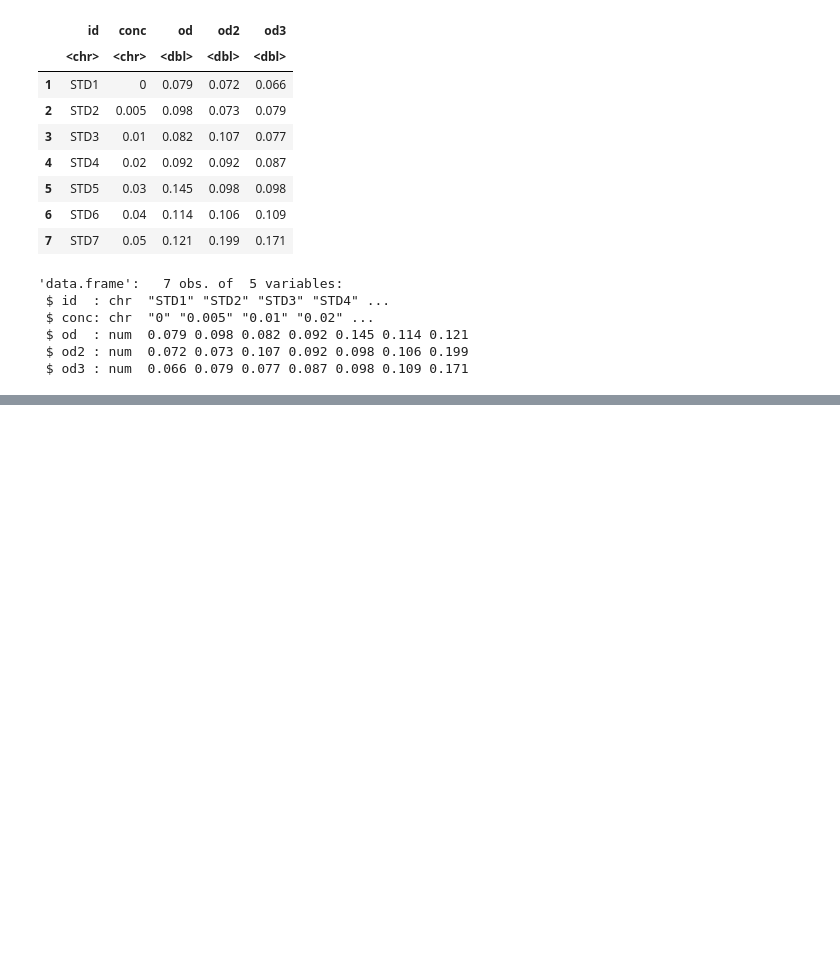
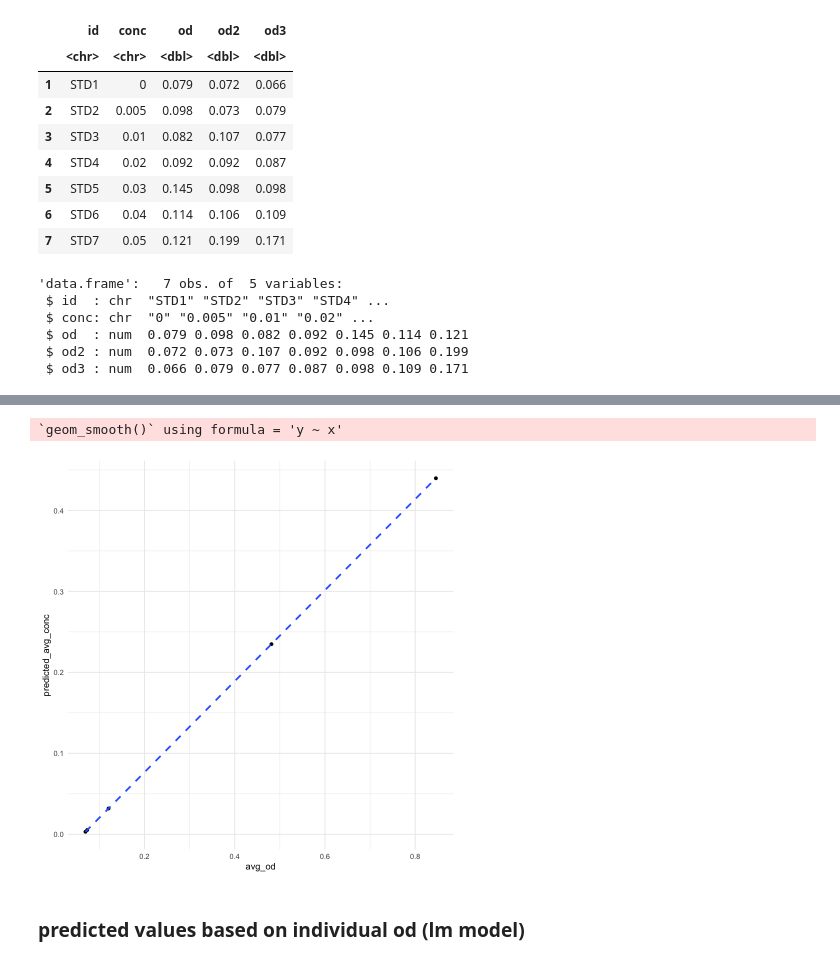
Before and after one commit to brookewicz/LabNotebook, a Jupyter notebook: Nutrients/no3_calc.ipynb, the cells around one changed output, grey strips where cells are left out. Cells and saved outputs as stored; diff of their text form; code cells hidden in the pictures; blank space fills up the shorter version.

```diff
--- a/Nutrients/no3_calc.ipynb
+++ b/Nutrients/no3_calc.ipynb
@@ -374,0 +421,7 @@ ggplot(low_long, aes(x = conc, y = avg_od)) +
+# %%
+samples <- samples %>%
+    group_by(sample) %>%
+    mutate(avg_od = mean(od)) %>% # Calculate mean within each group and add it as a new column
+    mutate(sd_od = sd(od)) %>%
+    ungroup() # Remove grouping for subsequent operations
+samples
@@ -374,0 +450,5 @@ ggplot(low_long, aes(x = conc, y = avg_od)) +
+# %%
+sample_avg<-samples %>%
+    group_by(sample) %>%
+        summarise(avg_od = mean(od))
+sample_avg
@@ -374,0 +464,3 @@ ggplot(low_long, aes(x = conc, y = avg_od)) +
+# %%
+sample_avg$predicted_avg_conc <- predict(low_avg_model, newdata = sample_avg)
+sample_avg
@@ -374,0 +476,3 @@ ggplot(low_long, aes(x = conc, y = avg_od)) +
+# %%
+sample_avg$actual_conc <- c('1','0.5','0.05',NA,NA)
+sample_avg
@@ -374,0 +488,11 @@ ggplot(low_long, aes(x = conc, y = avg_od)) +
+# %%
+ggplot(sample_avg, aes(x = avg_od, y = predicted_avg_conc)) +
+  geom_point() +  # Plot the average OD
+  #geom_errorbarh(aes(xmin = avg_od - sd, xmax = avg_od + sd)) +  # Add horizontal error bars
+  geom_smooth(method = "lm", se = FALSE, linetype = "dashed") +  # Add regression line
+  theme_minimal()
+# %% [output]
+`geom_smooth()` using formula = 'y ~ x'
+[figure, added]
+# %% [markdown]
+### predicted values based on individual od (lm model)
```
Also changed, not shown: parts of 26 cells of this notebook, 2 other files.
